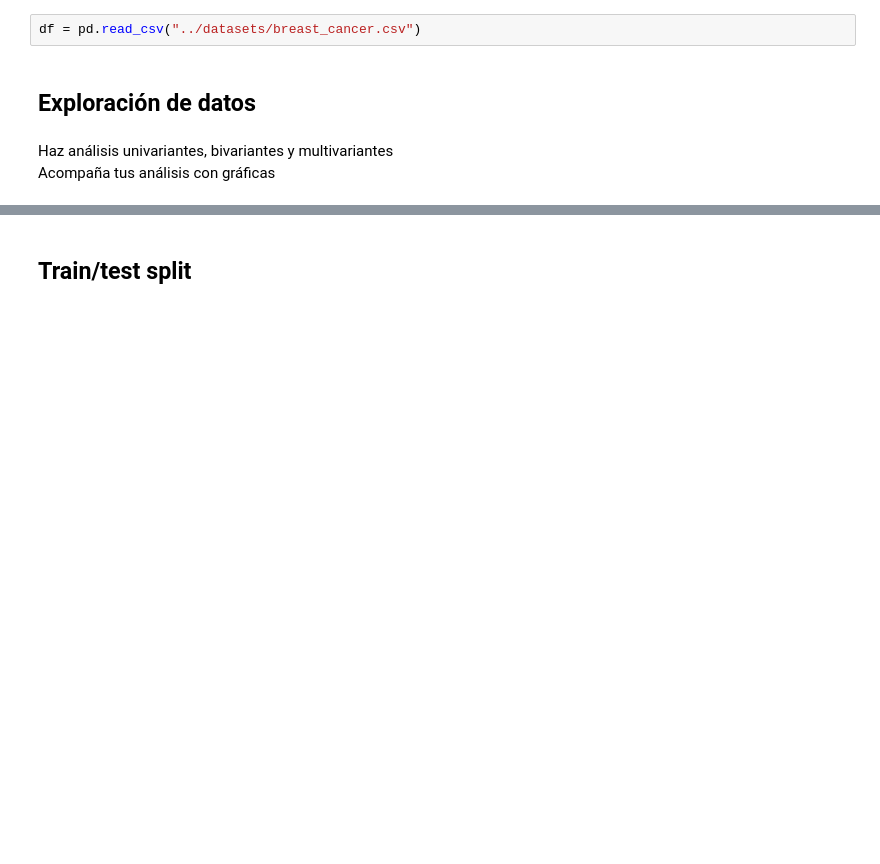
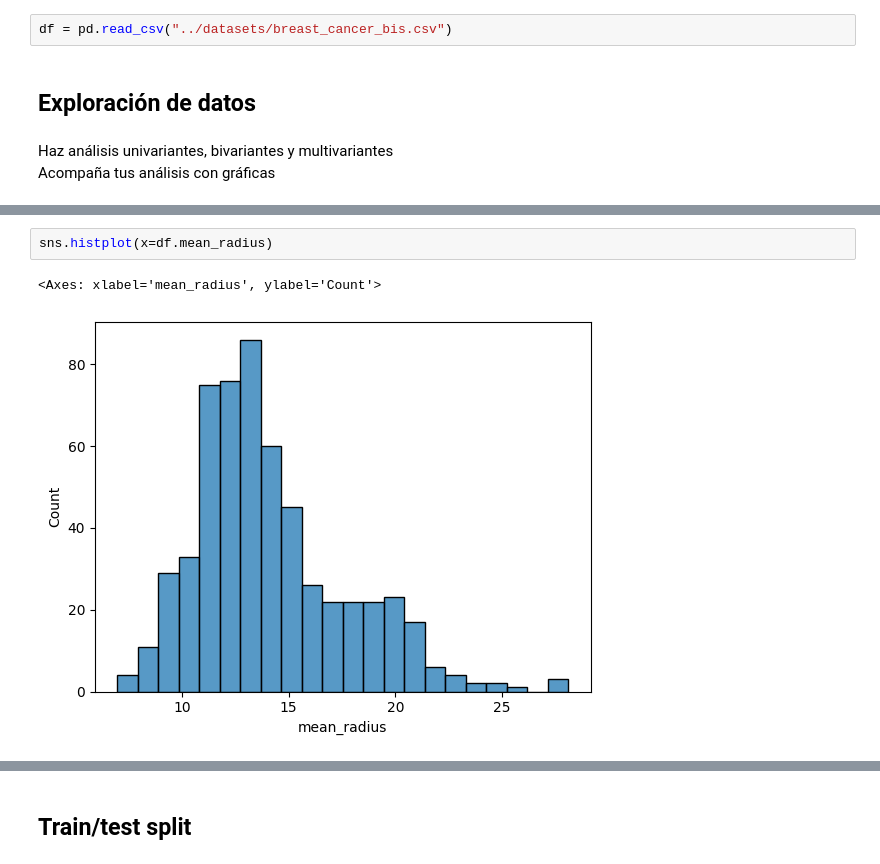
Before and after one commit to sheriffff/temp_esesa, a Jupyter notebook: 07.decision_trees_practice.ipynb, the cells around one changed output, grey strips where cells are left out. Saved outputs shown, nothing was run; the diff lists cells and outputs as text; blank space fills up the shorter version.

```diff
--- a/07.decision_trees_practice.ipynb
+++ b/07.decision_trees_practice.ipynb
@@ -14,7 +14,7 @@ Carga el dataset de `breast_cancer.csv`
 # %%
 import pandas as pd
 # %%
-df = pd.read_csv("../datasets/breast_cancer.csv")
+df = pd.read_csv("../datasets/breast_cancer_bis.csv")
 # %% [markdown]
 ## Exploración de datos
 # %% [markdown]
@@ -22,0 +35,5 @@ Acompaña tus análisis con gráficas
+# %%
+sns.histplot(x=df.mean_radius)
+# %% [output]
+<Axes: xlabel='mean_radius', ylabel='Count'>
+[figure, added]
```
Also changed, not shown: parts of 50 cells of this notebook, 1 other file.
